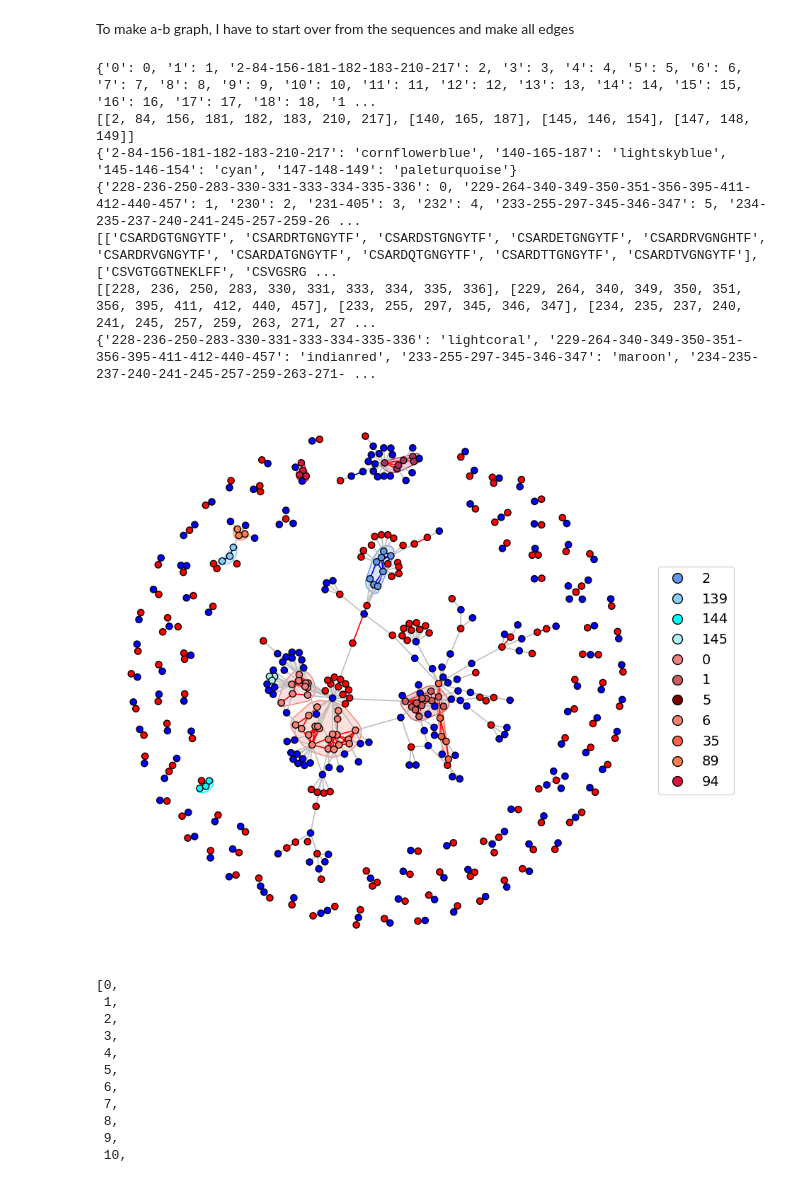
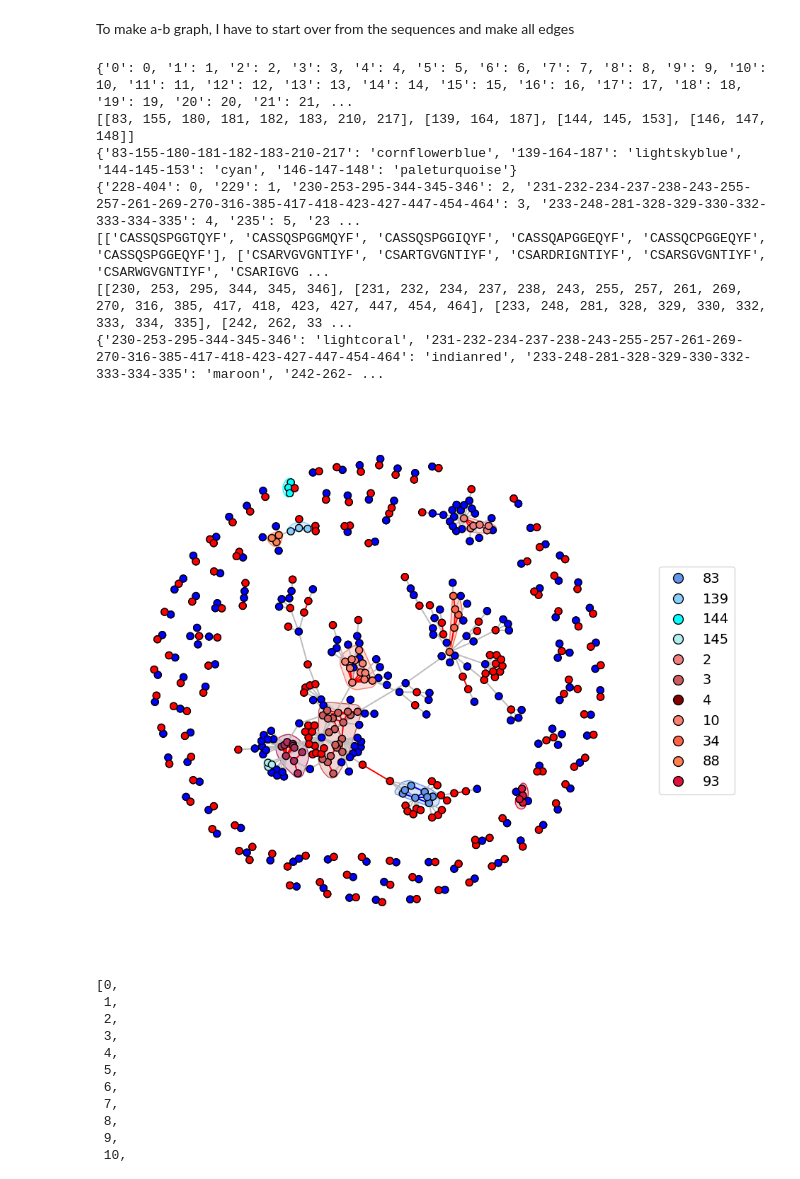
Before and after one commit to mm523/TCRab-pairing, a Jupyter notebook: cluster_alpha_beta.ipynb, the cells around one changed output. Saved outputs shown, nothing was run; the diff lists cells and outputs as text; code cells hidden in the pictures.

```diff
--- a/cluster_alpha_beta.ipynb
+++ b/cluster_alpha_beta.ipynb
@@ -9,5 +11,5 @@ import random
 # %%
-vdj = pd.read_csv('data/vdj_cleaned_subset_for_MI.csv', index_col = 0)
+vdj = pd.read_csv('data/vdj_cleaned_subset_for_MI_no-small-study.csv', index_col = 0)
 vdj = vdj.loc[vdj['Epitope'] != 'KLGGALQAK'] # because too big - takes forever
 # %%
 vdj.head()
@@ -95,8 +97,8 @@ from matplotlib.pyplot import Line2D
 f, ax = plt.subplots(figsize=(10,10))
 
 layout = g.layout(layout='fruchterman_reingold', weights=g.es['weight'])
-# ig.plot(g, layout=layout, vertex_size=0.5, edge_width=1.2,
-#         vertex_color = g.vs['color'], edge_color = g.es['color'], target=ax)
+ig.plot(g, layout=layout, vertex_size=10, edge_width=1.2,
+        vertex_color = g.vs['color'], edge_color = g.es['color'], target=ax)
 
 # retrieve cluster information so I can mark them on the figure
 communitiesA = gA.clusters().membership
@@ -124,42 +126,42 @@ cluster_seqs = [[v for v in np.array(Bs)[np.where(np.array(communitiesB) == xx)]
 cluster_seqs = [x for x in cluster_seqs if len(x) > 2]
 print(cluster_seqs)
 clusters_b = [[g.vs.find(name=v).index for v in x] for x in cluster_seqs]
 print(clusters_b)
 cb = ['lightcoral','indianred','maroon','salmon', 'tomato','coral','crimson']
 colormap_b = list(zip([tuple(x) for x in clusters_b],cb))
 colormap1 = dict(zip(['-'.join([str(i) for i in x]) for x in clusters_b],cb))
 print(colormap1)
 for clus in clusters_b:
     c = colormap1['-'.join(str(i) for i in clus)]
     for x in clus:
         g.vs[x]['color']=c
 
 colormap = colormap_a + colormap_b
 clusters = clusters_a + clusters_b
 cover = ig.VertexCover(g, clusters)
-ig.plot(cover,layout=layout, vertex_size=0.5, edge_width=1.2,
+ig.plot(cover,layout=layout, vertex_size=10, edge_width=1.2,
         vertex_color = g.vs['color'], edge_color = g.es['color'], target=ax,
         mark_groups=colormap)
 
 # create custom legend
 points_b = [Line2D([0], [0], label=cluster_ids[xx], marker='o', markersize=10,
          markeredgecolor='k', markerfacecolor=colormap1[xx], linestyle='') for xx in colormap1.keys()]
 
 points = points_a + points_b
 plt.legend(points, [x.get_label() for x in points], fontsize=14, bbox_to_anchor=[1,0.5], loc='center left')
 
 plt.savefig('figures/GLC_ab_clustering.png',
                     bbox_inches='tight')
 plt.show()
 # %% [output]
-{'0': 0, '1': 1, '2-84-156-181-182-183-210-217': 2, '3': 3, '4': 4, '5': 5, '6': 6, '7': 7, '8': 8, '9': 9, '10': 10, '11': 11, '12': 12, '13': 13, '14': 14, '15': 15, '16': 16, '17': 17, '18': 18, '1 ...
-[[2, 84, 156, 181, 182, 183, 210, 217], [140, 165, 187], [145, 146, 154], [147, 148, 149]]
-{'2-84-156-181-182-183-210-217': 'cornflowerblue', '140-165-187': 'lightskyblue', '145-146-154': 'cyan', '147-148-149': 'paleturquoise'}
-{'228-236-250-283-330-331-333-334-335-336': 0, '229-264-340-349-350-351-356-395-411-412-440-457': 1, '230': 2, '231-405': 3, '232': 4, '233-255-297-345-346-347': 5, '234-235-237-240-241-245-257-259-26 ...
-[['CSARDGTGNGYTF', 'CSARDRTGNGYTF', 'CSARDSTGNGYTF', 'CSARDETGNGYTF', 'CSARDRVGNGHTF', 'CSARDRVGNGYTF', 'CSARDATGNGYTF', 'CSARDQTGNGYTF', 'CSARDTTGNGYTF', 'CSARDTVGNGYTF'], ['CSVGTGGTNEKLFF', 'CSVGSRG ...
-[[228, 236, 250, 283, 330, 331, 333, 334, 335, 336], [229, 264, 340, 349, 350, 351, 356, 395, 411, 412, 440, 457], [233, 255, 297, 345, 346, 347], [234, 235, 237, 240, 241, 245, 257, 259, 263, 271, 27 ...
-{'228-236-250-283-330-331-333-334-335-336': 'lightcoral', '229-264-340-349-350-351-356-395-411-412-440-457': 'indianred', '233-255-297-345-346-347': 'maroon', '234-235-237-240-241-245-257-259-263-271- ...
+{'0': 0, '1': 1, '2': 2, '3': 3, '4': 4, '5': 5, '6': 6, '7': 7, '8': 8, '9': 9, '10': 10, '11': 11, '12': 12, '13': 13, '14': 14, '15': 15, '16': 16, '17': 17, '18': 18, '19': 19, '20': 20, '21': 21, ...
+[[83, 155, 180, 181, 182, 183, 210, 217], [139, 164, 187], [144, 145, 153], [146, 147, 148]]
+{'83-155-180-181-182-183-210-217': 'cornflowerblue', '139-164-187': 'lightskyblue', '144-145-153': 'cyan', '146-147-148': 'paleturquoise'}
+{'228-404': 0, '229': 1, '230-253-295-344-345-346': 2, '231-232-234-237-238-243-255-257-261-269-270-316-385-417-418-423-427-447-454-464': 3, '233-248-281-328-329-330-332-333-334-335': 4, '235': 5, '23 ...
+[['CASSQSPGGTQYF', 'CASSQSPGGMQYF', 'CASSQSPGGIQYF', 'CASSQAPGGEQYF', 'CASSQCPGGEQYF', 'CASSQSPGGEQYF'], ['CSARVGVGNTIYF', 'CSARTGVGNTIYF', 'CSARDRIGNTIYF', 'CSARSGVGNTIYF', 'CSARWGVGNTIYF', 'CSARIGVG ...
+[[230, 253, 295, 344, 345, 346], [231, 232, 234, 237, 238, 243, 255, 257, 261, 269, 270, 316, 385, 417, 418, 423, 427, 447, 454, 464], [233, 248, 281, 328, 329, 330, 332, 333, 334, 335], [242, 262, 33 ...
+{'230-253-295-344-345-346': 'lightcoral', '231-232-234-237-238-243-255-257-261-269-270-316-385-417-418-423-427-447-454-464': 'indianred', '233-248-281-328-329-330-332-333-334-335': 'maroon', '242-262- ...
-[figure, old version]
+[figure, new version]
 # %%
 communitiesA = gA.clusters().membership
 communitiesA
```
Also changed, not shown: parts of 30 cells of this notebook, 2 other files.
